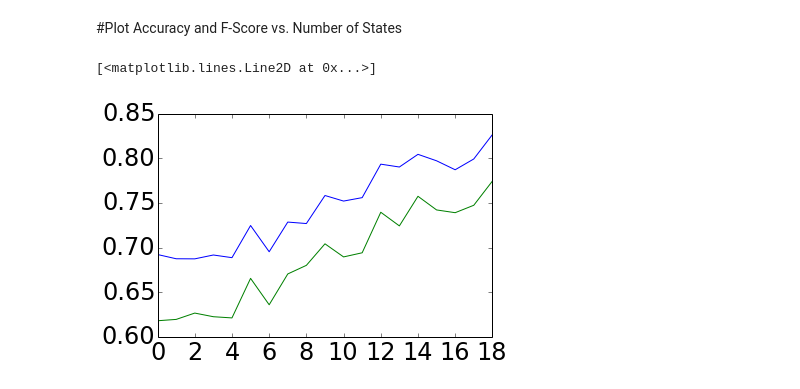
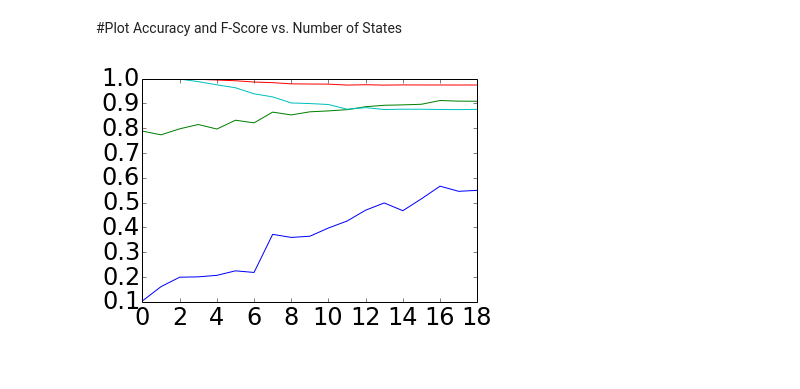
Before and after one commit to bgarcia7/ai_trainer, a Jupyter notebook: development_notebooks/Inference.ipynb, the cells around one changed output. Drawn from its saved outputs; the diff is of its cells as text; code cells hidden in the pictures.

```diff
--- a/development_notebooks/Inference.ipynb
+++ b/development_notebooks/Inference.ipynb
@@ -555,12 +552,18 @@ for _ in range(0,num_iters):
     f_score_t.append(ft)
     accuracy.append(a)
     accuracy_t.append(at)
-# %%
-plt.plot([np.average(l) for l in zip(*list(f_score))])
-plt.plot([np.average(l) for l in zip(*list(accuracy))])
-# %% [output]
-[<matplotlib.lines.Line2D at 0x...>]
-[figure, removed]
+# %%
+plt.plot([np.average(l) for l in zip(*list(f_score))])
+plt.plot([np.average(l) for l in zip(*list(accuracy))])
+plt.plot([np.average(l) for l in zip(*list(accuracy_t))])
+plt.plot([np.average(l) for l in zip(*list(f_score_t))])
+
+f = [np.average(l) for l in zip(*list(f_score))]
+ft = [np.average(l) for l in zip(*list(f_score_t))]
+a = [np.average(l) for l in zip(*list(accuracy))]
+at = [np.average(l) for l in zip(*list(accuracy_t))]
+# %% [output]
+[figure, added]
 # %%
 avgs = pickle.load(open('Average F1-Scorea and Accuracy Squat.png','rb'))
 avgsf = avgs[0]
```
Also changed, not shown: parts of 6 cells of this notebook, 16 other files.
